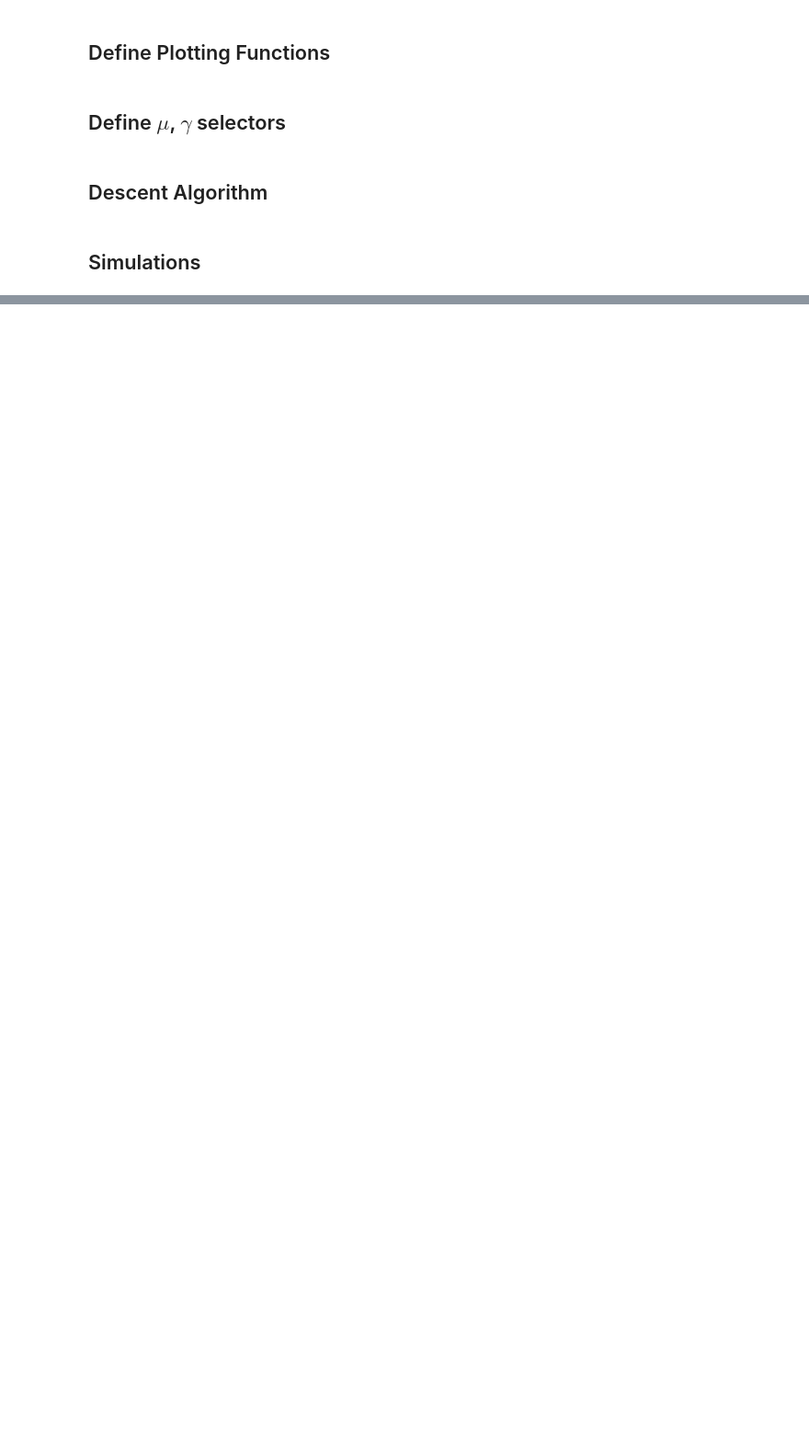
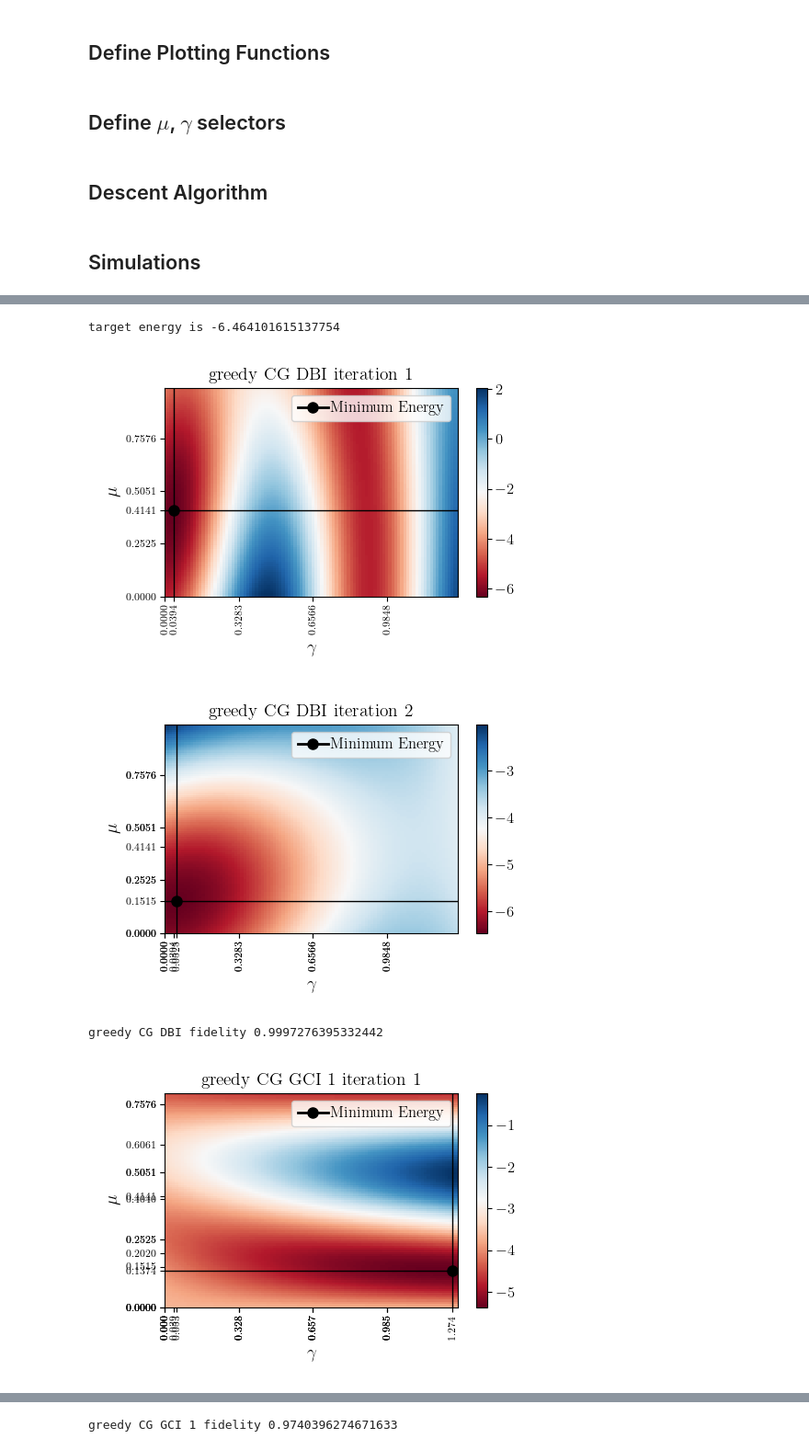
Before and after one commit to AndresArciaLopez/OptimisationOnUnitaries, a Jupyter notebook: CGonUnitaries.ipynb, the cells around one changed output, grey strips where cells are left out. Shown at 92% size. Cells and saved outputs as stored; diff of their text form; code cells hidden in the pictures; blank space fills up the shorter version.

Commit message:
Add GCI algorithm

```diff
--- a/CGonUnitaries.ipynb
+++ b/CGonUnitaries.ipynb
@@ -24,7 +24,7 @@ set_backend("numpy")
 Choose number of qubits and Hamiltonian
 # %%
 #Number of qubits
-L = 8
+L = 4
 #Size of system
 n = 2**L
 nsqrd = n**2
@@ -44,8 +44,9 @@ excited_energy = eigvals[1]
 print("Ground state energy:", target_energy)
 print("First excited state:", excited_energy)
 
-gamma_high = 0.5
-gamma_low = -0.5
-mu_high = 0.5
-mu_low = 0
+gamma_high = 1.3
+gamma_low = 0.0
+mu_high = 1.0
+mu_low = 0.0
+scale = 100
 # %% [output]
@@ -653,0 +697,44 @@ target energy is -13.499730394751552
+# %%
+print("target energy is", target_energy)
+
+grid_CG = descent_algorithm("DBI", mu_line_search, mu_gamma_grid_search, "greedy CG DBI", "*")
+
+grid_CG_GCI1 = descent_algorithm("GCI", mu_line_search, mu_gamma_grid_search, "greedy CG GCI 1", "s", num=1, iterations=4)
+
+grid_CG_GCI2 = descent_algorithm("GCI", mu_line_search, mu_gamma_grid_search, "greedy CG GCI 2", "v", num=2, iterations=4)
+
+grid_CG_TGCI
+
+iter_plot([grid_CG, grid_CG_GCI1, grid_CG_GCI2, grid_CG_GCI4], "energies", "GCI CG vs DBI CG", hlines=[{"mark": target_energy, "label": f"$E_{{\lambda_0}} = {np.round(target_energy,2)}$"},
+                                                  {"mark": excited_energy, "label": rf"$E_{{\lambda_1}} = {np.round(excited_energy,2)}$"}])
+
+for x in range(grid_CG["iterations"]):
+    group_comm_plot(grid_CG["unitaries"][x], grid_CG["velocities"][x], grid_CG["PHIs"][x], f"Iteration {x} DBI CG",
+                    vlines=[{"mark": grid_CG["mus"][x], "label": rf"$\mu_\mathrm{{min}} = {np.round(grid_CG["mus"][x],2)}$"}],
+                    hlines=[{"mark": target_energy, "label": rf"$E_{{\lambda_0}} = {np.round(target_energy,2)}$"}], mu_upper=grid_CG["mus"][x]*1.5)
+
+
+for x in range(grid_CG_GCI1["iterations"]):
+    group_comm_plot(grid_CG_GCI1["unitaries"][x], grid_CG_GCI1["velocities"][x], grid_CG_GCI1["PHIs"][x], f"Iteration {x} GCI 1 CG",
+                    vlines=[{"mark": grid_CG_GCI1["mus"][x], "label": rf"$\mu_\mathrm{{min}} = {np.round(grid_CG_GCI1["mus"][x],2)}$"}],
+                    hlines=[{"mark": target_energy, "label": rf"$E_{{\lambda_0}} = {np.round(target_energy,2)}$"}],mu_upper=grid_CG_GCI1["mus"][x]*1.5)
+
+    if x < grid_CG_GCI2["iterations"]:
+        group_comm_plot(grid_CG_GCI2["unitaries"][x], grid_CG_GCI2["velocities"][x], grid_CG_GCI2["PHIs"][x], rf"Iteration {x} GCI 2 CG",
+                        vlines=[{"mark": grid_CG_GCI2["mus"][x], "label": rf"$\mu_\mathrm{{min}} = {np.round(grid_CG_GCI2["mus"][x],2)}$"}],
+                        hlines=[{"mark": target_energy, "label": rf"$E_{{\lambda_0}} = {np.round(target_energy,2)}$"}], mu_upper=grid_CG_GCI2["mus"][x]*1.5)
+
+    if x < grid_CG_GCI4["iterations"]:
+        group_comm_plot(grid_CG_GCI4["unitaries"][x], grid_CG_GCI4["velocities"][x], grid_CG_GCI4["PHIs"][x], rf"Iteration {x} GCI 4 CG",
+                        vlines=[{"mark": grid_CG_GCI4["mus"][x], "label": rf"$\mu_\mathrm{{min}} = {np.round(grid_CG_GCI4["mus"][x],2)}$"}],
+                        hlines=[{"mark": target_energy, "label": rf"$E_{{\lambda_0}} = {np.round(target_energy,2)}$"}], mu_upper=grid_CG_GCI4["mus"][x]*1.5)
+
+iter_plot([grid_CG, grid_CG_GCI1, grid_CG_GCI2, grid_CG_GCI4], "fidelities", r"Fidelity", yticks=[0.5,0.75,1])
+iter_plot([grid_CG, grid_CG_GCI1, grid_CG_GCI2, grid_CG_GCI4], "mus", r"$\mu_k$", yticks=[0,0.25,0.5,0.75,1])
+iter_plot([grid_CG, grid_CG_GCI1, grid_CG_GCI2, grid_CG_GCI4], "gammas", r"$\gamma_k$", yticks=[0,1,2,3,4,5,6,7])
+# %% [output]
+target energy is -6.464101615137754
+[figure, added]
+[figure, added]
+greedy CG DBI fidelity 0.9997276395332442
+[figure, added]
@@ -653,0 +743 @@ target energy is -13.499730394751552
+greedy CG GCI 1 fidelity 0.9740396274671633
```
Also changed, not shown: parts of 10 cells of this notebook.
